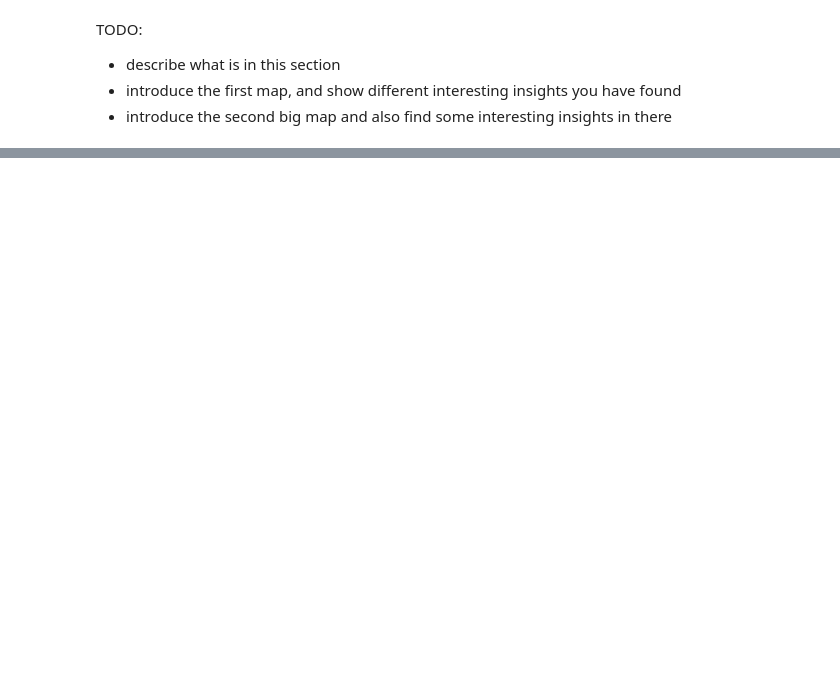
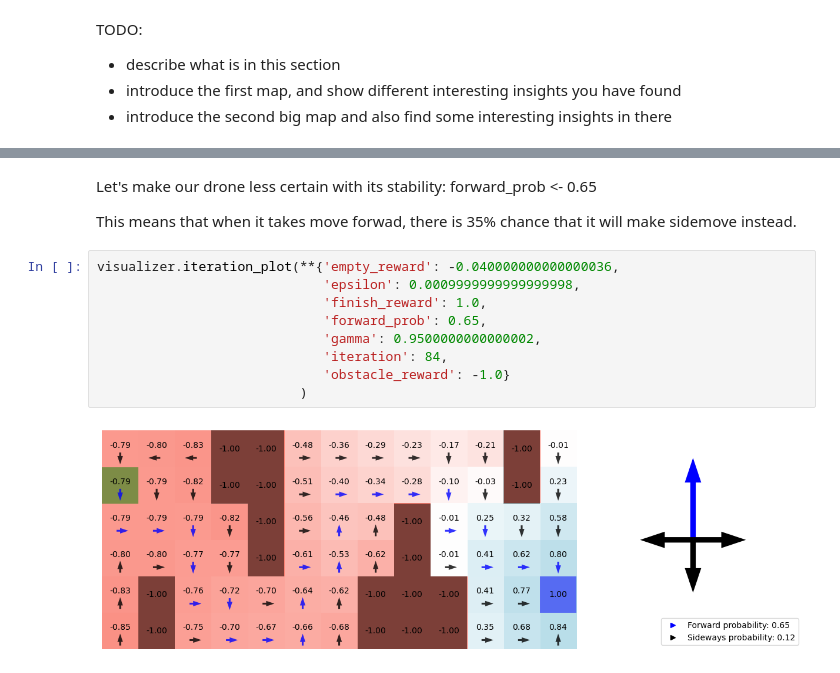
Before and after one commit to nickobard/ZUM-Artificial-Intelligence-Foundations-Practicals, a Jupyter notebook: semestral_work/semestral_work.ipynb, the cells around one changed output, grey strips where cells are left out. Cells and saved outputs as stored; diff of their text form; blank space fills up the shorter version.

```diff
--- a/semestral_work/semestral_work.ipynb
+++ b/semestral_work/semestral_work.ipynb
@@ -69,0 +175,16 @@ TODO:
+# %% [markdown]
+Let's make our drone less certain with its stability:
+forward_prob <- 0.65
+
+This means that when it takes move forwad, there is 35% chance that it will make sidemove instead.
+# %%
+visualizer.iteration_plot(**{'empty_reward': -0.040000000000000036,
+                             'epsilon': 0.0009999999999999998,
+                             'finish_reward': 1.0,
+                             'forward_prob': 0.65,
+                             'gamma': 0.9500000000000002,
+                             'iteration': 84,
+                             'obstacle_reward': -1.0}
+                          )
+# %% [output]
+[figure, added]
```
Also changed, not shown: parts of 24 cells of this notebook.
